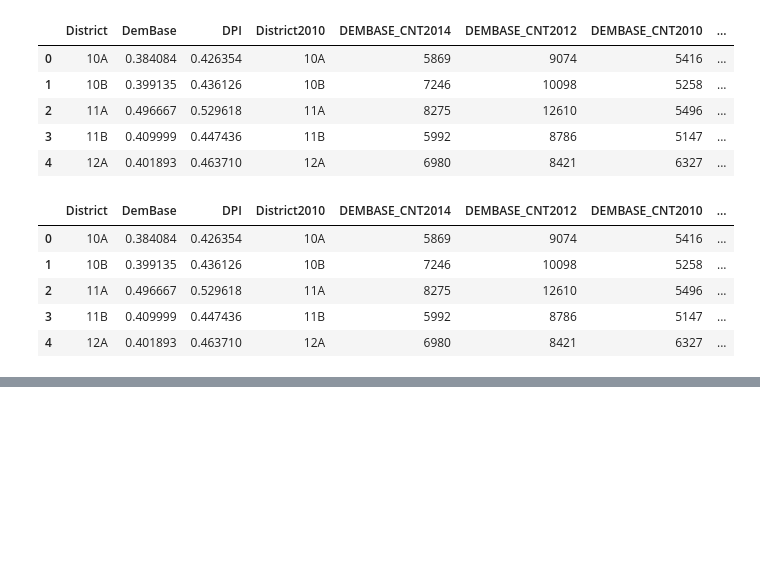
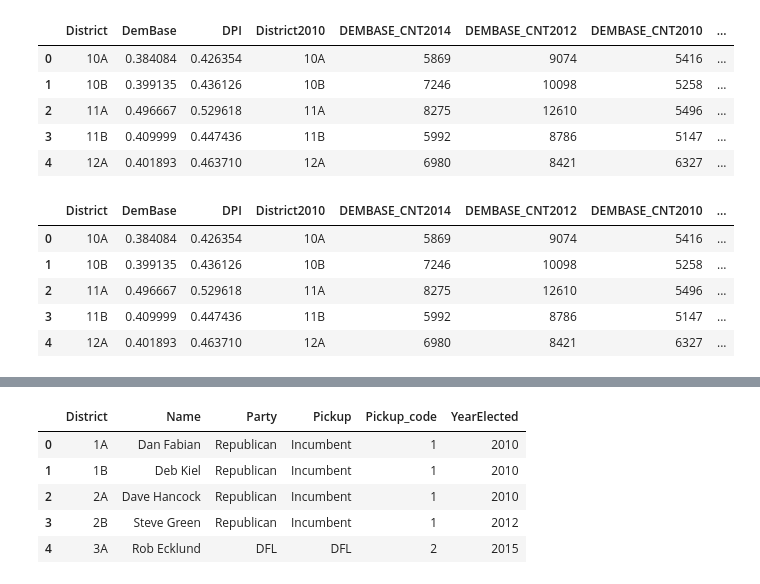
Before and after one commit to NickyThreeNames/ElectionStatsandMap, a Jupyter notebook: ElectionResults.ipynb, the cells around one changed output, grey strips where cells are left out. Saved outputs shown, nothing was run; the diff lists cells and outputs as text; code cells hidden in the pictures; blank space fills up the shorter version.

```diff
--- a/ElectionResults.ipynb
+++ b/ElectionResults.ipynb
@@ -297,0 +312,12 @@ districts = districts
+# %%
+#from another notebook, I created info on legislators.  We'll read that in and merge.
+
+legislators = pd.read_csv("legislator_info_2016.csv", header = False)
+legislators.head()
+# %% [output]
+|  | District | Name | Party | Pickup | Pickup_code | YearElected |
+| 0 | 1A | Dan Fabian | Republican | Incumbent | 1 | 2010 |
+| 1 | 1B | Deb Kiel | Republican | Incumbent | 1 | 2010 |
+| 2 | 2A | Dave Hancock | Republican | Incumbent | 1 | 2010 |
+| 3 | 2B | Steve Green | Republican | Incumbent | 1 | 2012 |
+| 4 | 3A | Rob Ecklund | DFL | DFL | 2 | 2015 |
```
Also changed, not shown: parts of 6 cells of this notebook, 1 other file.
